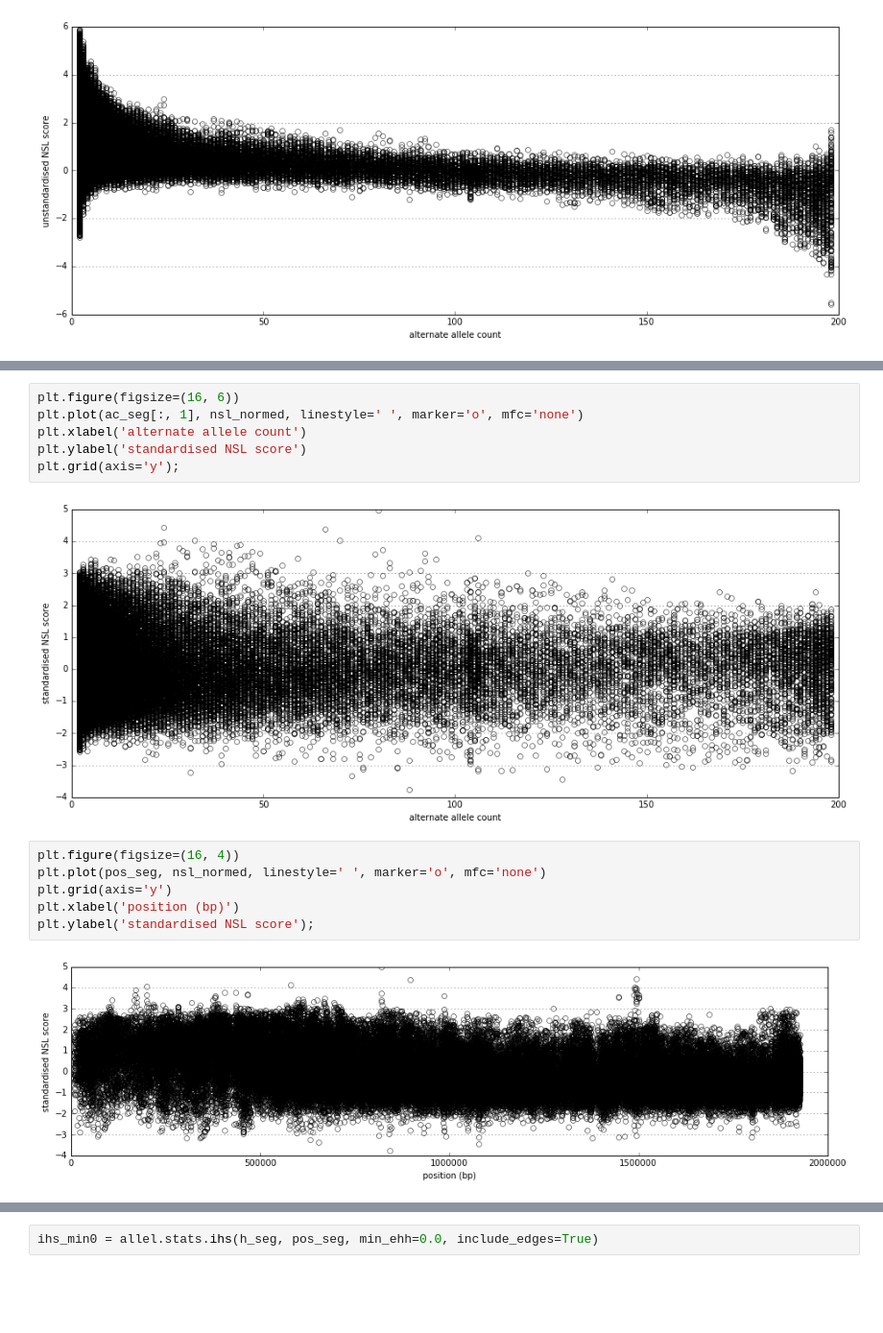
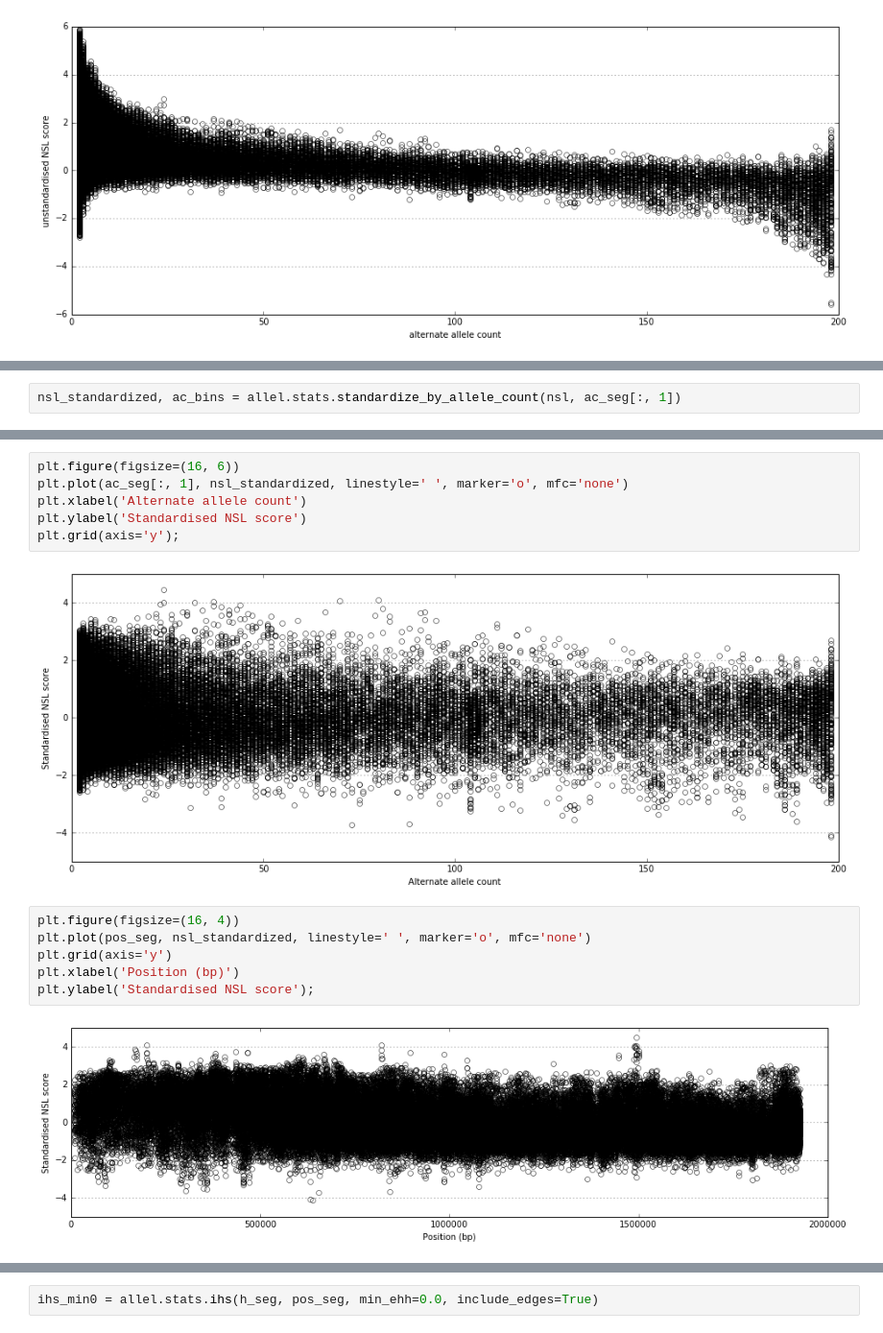
Before and after one commit to cggh/scikit-allel, a Jupyter notebook: notebooks/profiling/nsl.ipynb, the cells around one changed output, grey strips where cells are left out. Shown at 96% size. Drawn from its saved outputs; the diff is of its cells as text; blank space fills up the shorter version.

```diff
--- a/notebooks/profiling/nsl.ipynb
+++ b/notebooks/profiling/nsl.ipynb
@@ -141,0 +99,2 @@ plt.grid(axis='y');
+# %%
+nsl_standardized, ac_bins = allel.stats.standardize_by_allele_count(nsl, ac_seg[:, 1])
@@ -142,18 +103,18 @@ plt.grid(axis='y');
 # %%
 plt.figure(figsize=(16, 6))
-plt.plot(ac_seg[:, 1], nsl_normed, linestyle=' ', marker='o', mfc='none')
-plt.xlabel('alternate allele count')
-plt.ylabel('standardised NSL score')
+plt.plot(ac_seg[:, 1], nsl_standardized, linestyle=' ', marker='o', mfc='none')
+plt.xlabel('Alternate allele count')
+plt.ylabel('Standardised NSL score')
 plt.grid(axis='y');
 # %% [output]
-[figure, old version]
+[figure, new version]
 # %%
 plt.figure(figsize=(16, 4))
-plt.plot(pos_seg, nsl_normed, linestyle=' ', marker='o', mfc='none')
+plt.plot(pos_seg, nsl_standardized, linestyle=' ', marker='o', mfc='none')
 plt.grid(axis='y')
-plt.xlabel('position (bp)')
-plt.ylabel('standardised NSL score');
+plt.xlabel('Position (bp)')
+plt.ylabel('Standardised NSL score');
 # %% [output]
-[figure, old version]
+[figure, new version]
 # %%
 plt.figure(figsize=(16, 4))
```
Also changed, not shown: parts of 33 cells of this notebook.
